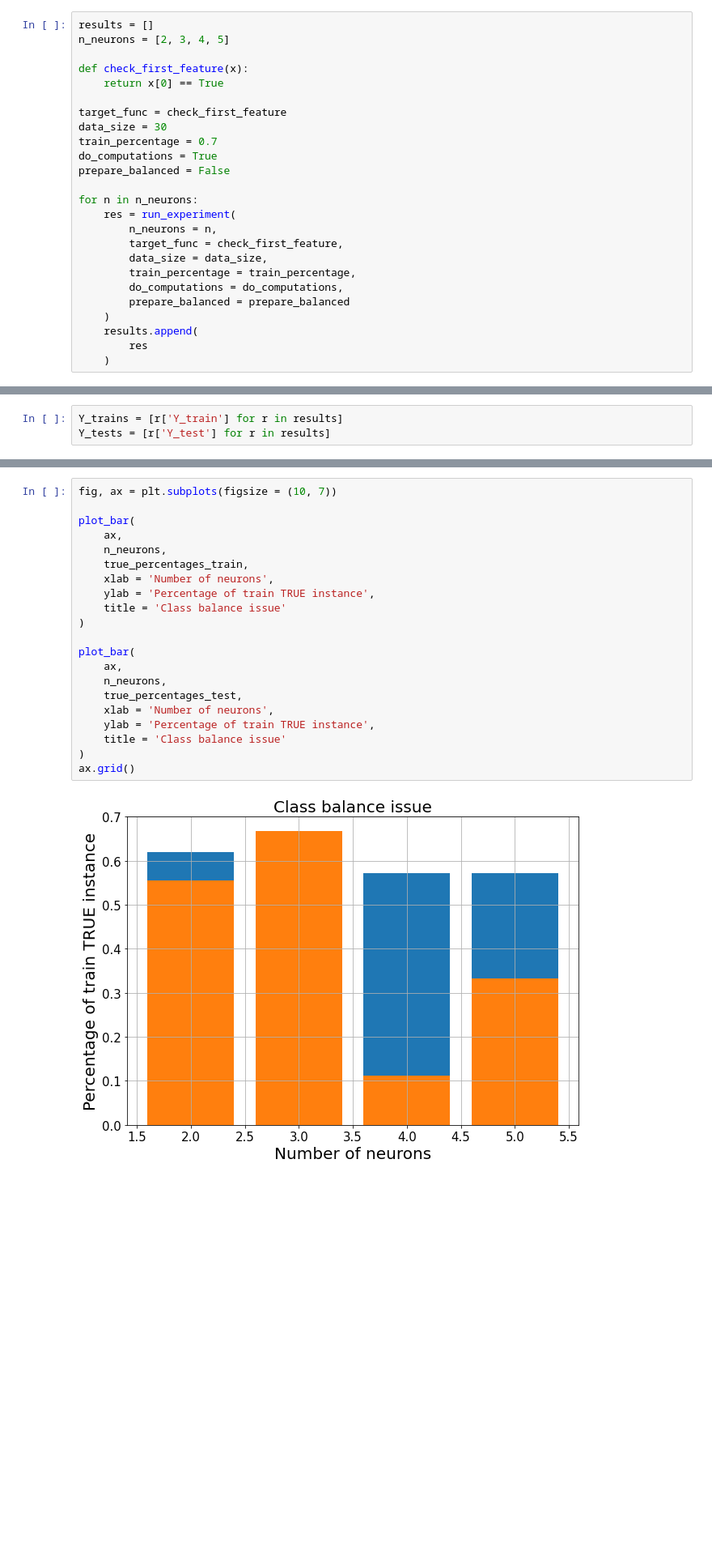
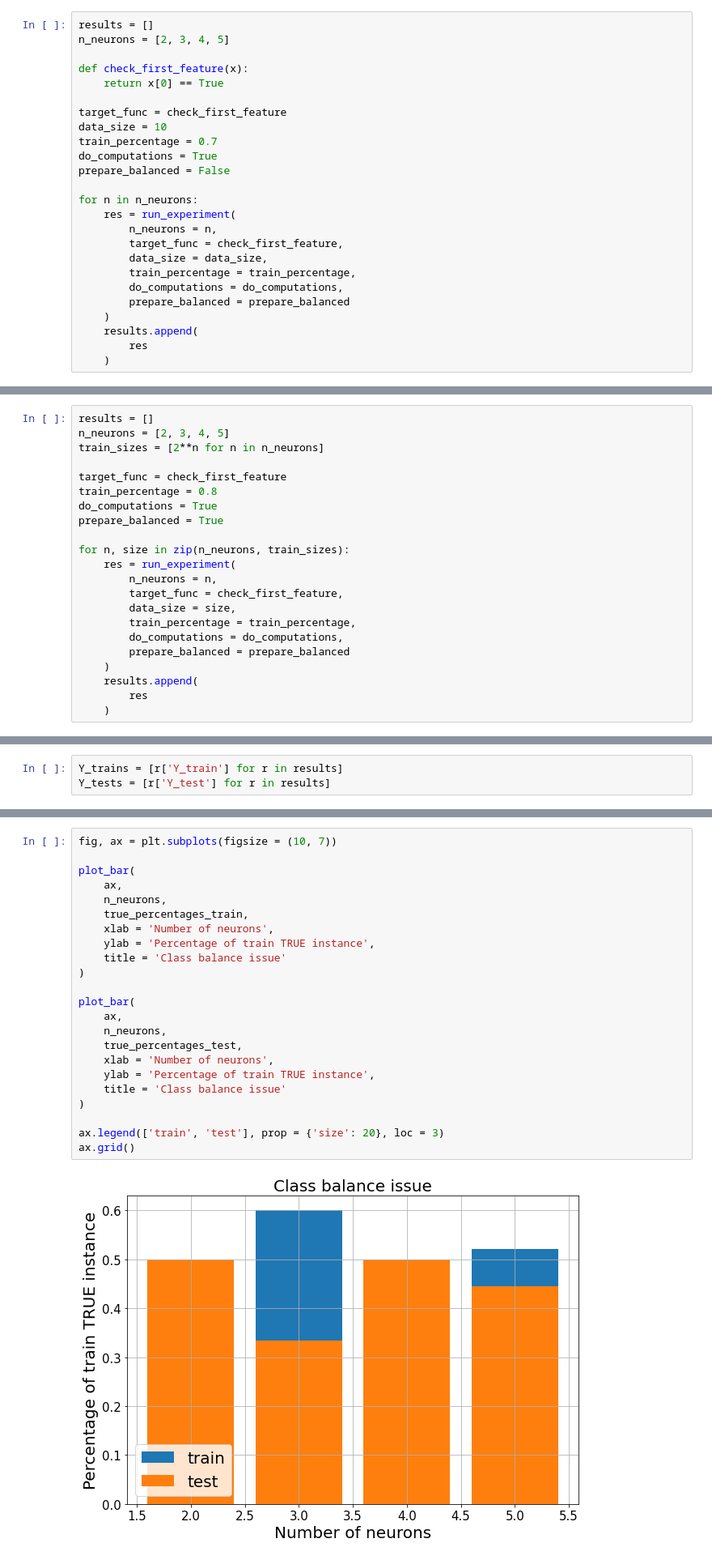
Before and after one commit to PashaIanko/Binarized-Neural-Network, a Jupyter notebook: main_refactor.ipynb, the cells around one changed output, grey strips where cells are left out. Shown at 81% size. Cells and saved outputs as stored; diff of their text form; blank space fills up the shorter version.

```diff
--- a/main_refactor.ipynb
+++ b/main_refactor.ipynb
@@ -474,7 +494,7 @@ def check_first_feature(x):
     return x[0] == True
 
 target_func = check_first_feature
-data_size = 30
+data_size = 10
 train_percentage = 0.7
 do_computations = True
 prepare_balanced = False
@@ -509,0 +532,22 @@ plot_bar(
+# %%
+results = []
+n_neurons = [2, 3, 4, 5]
+train_sizes = [2**n for n in n_neurons]
+
+target_func = check_first_feature
+train_percentage = 0.8
+do_computations = True
+prepare_balanced = True
+
+for n, size in zip(n_neurons, train_sizes):
+    res = run_experiment(
+        n_neurons = n,
+        target_func = check_first_feature,
+        data_size = size,
+        train_percentage = train_percentage,
+        do_computations = do_computations,
+        prepare_balanced = prepare_balanced
+    )
+    results.append(
+        res
+    )
@@ -545,26 +608,28 @@ true_percentages_test = [calc_percentage(Y_t) for Y_t in Y_tests]
 # %%
 fig, ax = plt.subplots(figsize = (10, 7))
 
 plot_bar(
     ax,
     n_neurons,
     true_percentages_train,
     xlab = 'Number of neurons',
     ylab = 'Percentage of train TRUE instance',
     title = 'Class balance issue'
 )
 
 plot_bar(
     ax,
     n_neurons,
     true_percentages_test,
     xlab = 'Number of neurons',
     ylab = 'Percentage of train TRUE instance',
     title = 'Class balance issue'
 )
+
+ax.legend(['train', 'test'], prop = {'size': 20}, loc = 3)
 ax.grid()
 # %% [output]
-[figure, old version]
+[figure, new version]
 # %% [markdown]
 ## Comparison with 1-layer FFNN
 # %%
```
Also changed, not shown: parts of 16 cells of this notebook.
